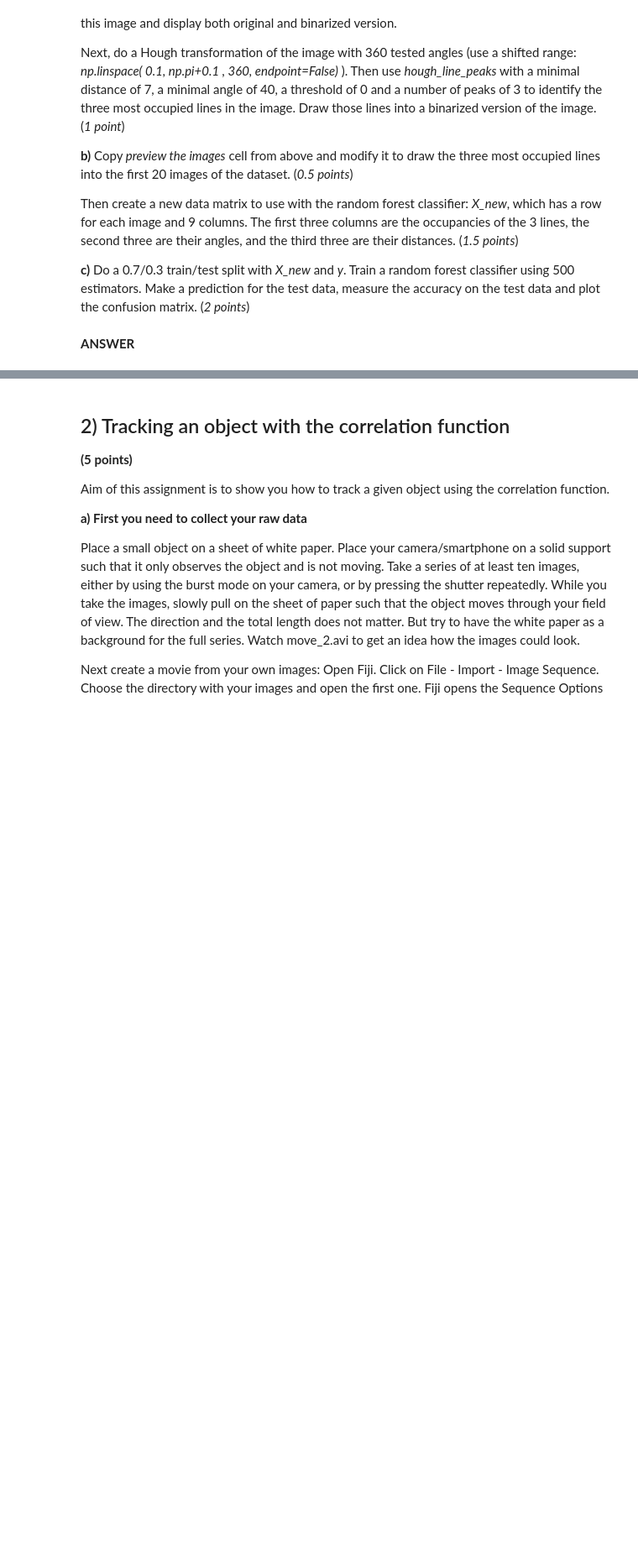
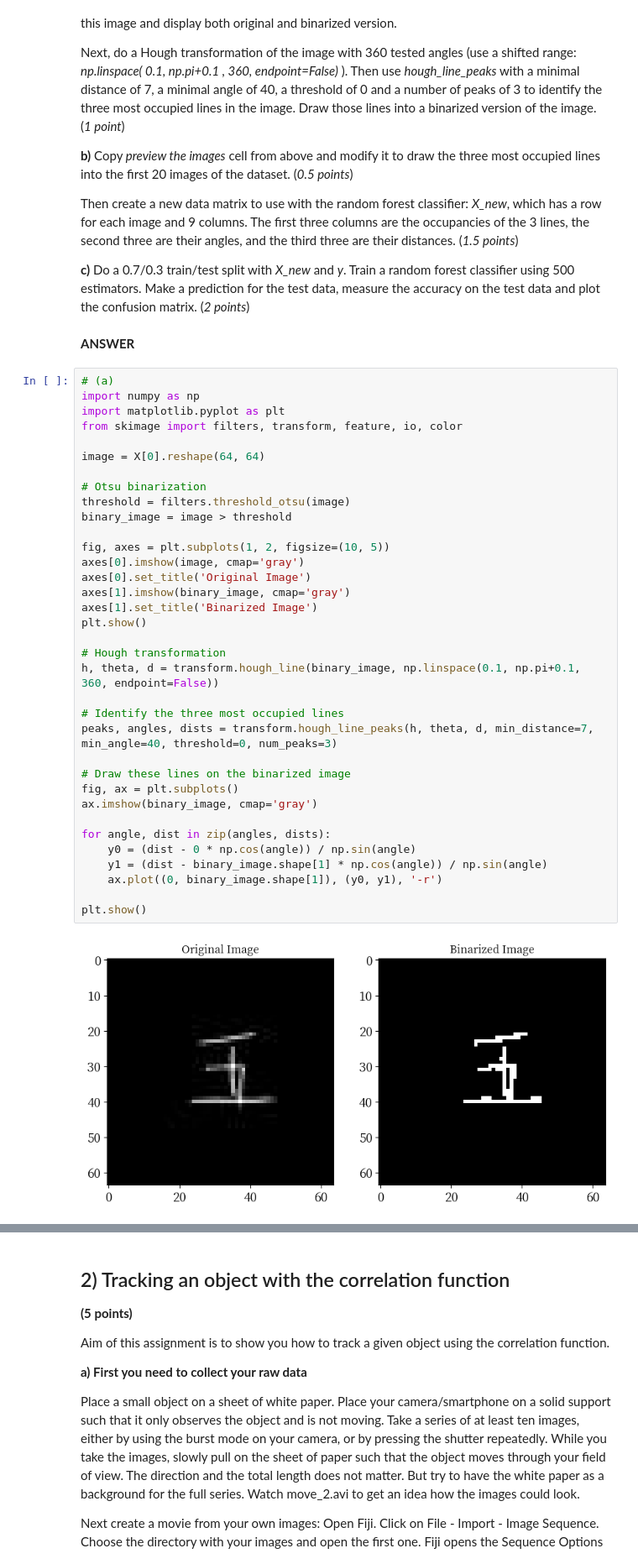
Before and after one commit to Matty-7/CS302-ComputerVision, a Jupyter notebook: CV_HW_4/Homework _4.ipynb, the cells around one changed output, grey strips where cells are left out. Shown: that part at 84% size. Drawn from its saved outputs; the diff is of its cells as text; blank space fills up the shorter version.

```diff
--- a/CV_HW_4/Homework _4.ipynb
+++ b/CV_HW_4/Homework _4.ipynb
@@ -85,3 +85,40 @@ Then create a new data matrix to use with the random forest classifier: *X_new*,
 **c)**  Do a 0.7/0.3 train/test split with *X_new* and *y*. Train a random forest classifier using 500 estimators.  Make a prediction for the test data, measure the accuracy on the test data and plot the confusion matrix. (*2 points*)
 # %% [markdown]
 **ANSWER**
+# %%
+# (a)
+import numpy as np
+import matplotlib.pyplot as plt
+from skimage import filters, transform, feature, io, color
+
+image = X[0].reshape(64, 64)
+
+# Otsu binarization
+threshold = filters.threshold_otsu(image)
+binary_image = image > threshold
+
+fig, axes = plt.subplots(1, 2, figsize=(10, 5))
+axes[0].imshow(image, cmap='gray')
+axes[0].set_title('Original Image')
+axes[1].imshow(binary_image, cmap='gray')
+axes[1].set_title('Binarized Image')
+plt.show()
+
+# Hough transformation
+h, theta, d = transform.hough_line(binary_image, np.linspace(0.1, np.pi+0.1, 360, endpoint=False))
+
+# Identify the three most occupied lines
+peaks, angles, dists = transform.hough_line_peaks(h, theta, d, min_distance=7, min_angle=40, threshold=0, num_peaks=3)
+
+# Draw these lines on the binarized image
+fig, ax = plt.subplots()
+ax.imshow(binary_image, cmap='gray')
+
+for angle, dist in zip(angles, dists):
+    y0 = (dist - 0 * np.cos(angle)) / np.sin(angle)
+    y1 = (dist - binary_image.shape[1] * np.cos(angle)) / np.sin(angle)
+    ax.plot((0, binary_image.shape[1]), (y0, y1), '-r')
+
+plt.show()
+# %% [output]
+[figure, added]
```
Also changed, not shown: parts of 4 cells of this notebook, 1 other file.
